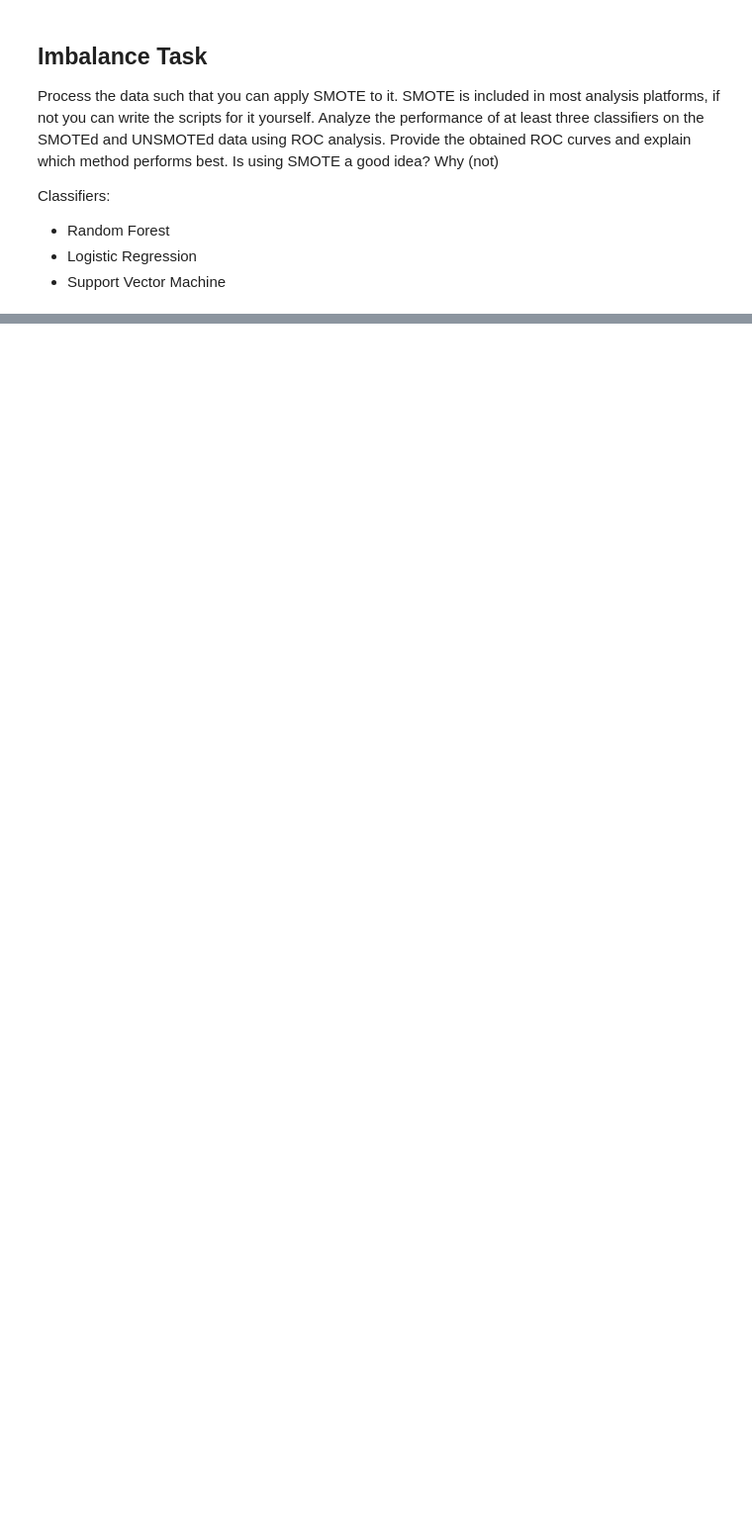
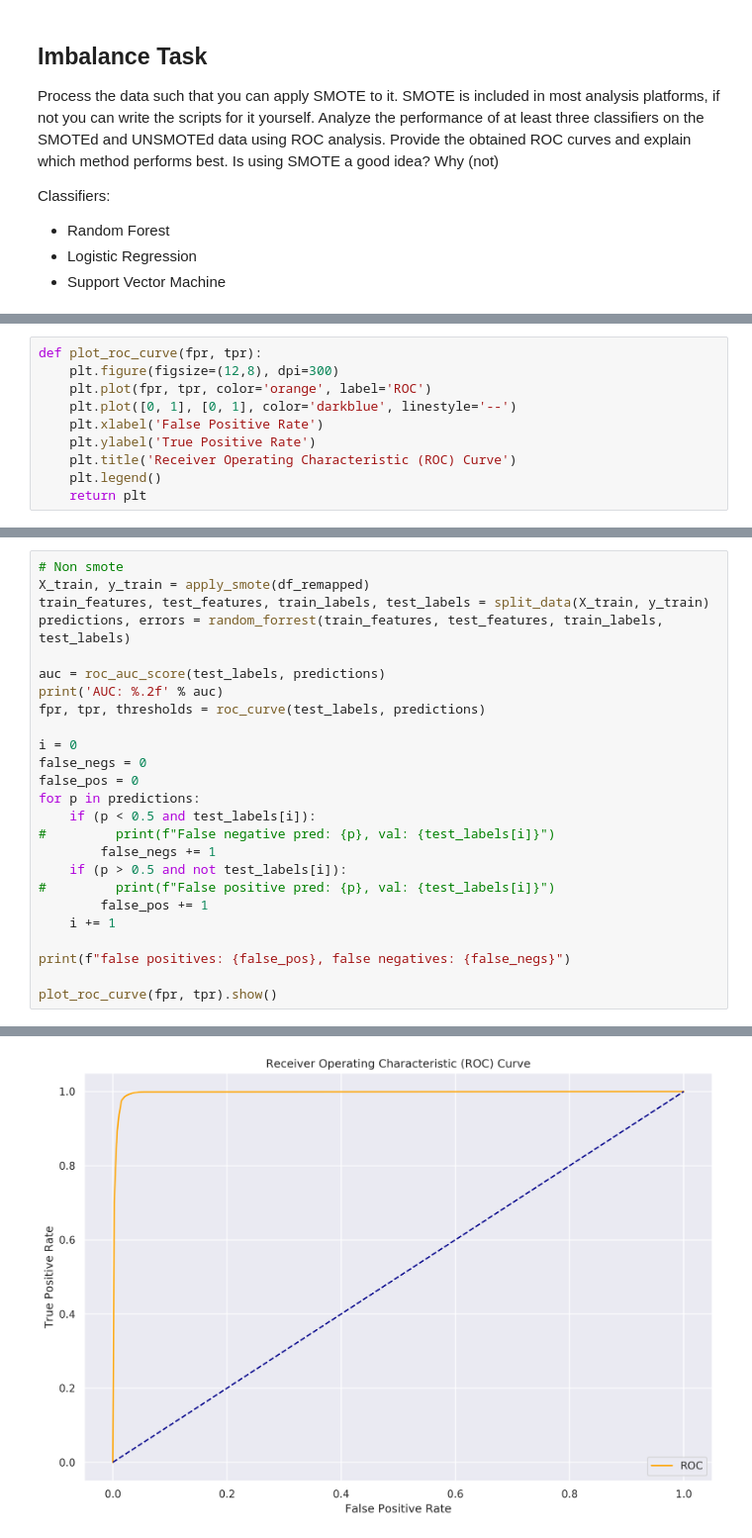
Before and after one commit to mennobo/CS4035_CDA_3, a Jupyter notebook: Assignment1/Untitled.ipynb, the cells around one changed output, grey strips where cells are left out. Shown: that part at 99% size. Drawn from its saved outputs; the diff is of its cells as text; blank space fills up the shorter version.

Commit message:
add SMOTE, RF ROC curve

```diff
--- a/Assignment1/Untitled.ipynb
+++ b/Assignment1/Untitled.ipynb
@@ -423,0 +488,10 @@ ModuleNotFoundError: No module named 'utilities'
+# %%
+def plot_roc_curve(fpr, tpr):
+    plt.figure(figsize=(12,8), dpi=300)
+    plt.plot(fpr, tpr, color='orange', label='ROC')
+    plt.plot([0, 1], [0, 1], color='darkblue', linestyle='--')
+    plt.xlabel('False Positive Rate')
+    plt.ylabel('True Positive Rate')
+    plt.title('Receiver Operating Characteristic (ROC) Curve')
+    plt.legend()
+    return plt
@@ -423,0 +532,26 @@ ModuleNotFoundError: No module named 'utilities'
+# %%
+# Non smote
+X_train, y_train = apply_smote(df_remapped)
+train_features, test_features, train_labels, test_labels = split_data(X_train, y_train)
+predictions, errors = random_forrest(train_features, test_features, train_labels, test_labels)
+
+auc = roc_auc_score(test_labels, predictions)
+print('AUC: %.2f' % auc)
+fpr, tpr, thresholds = roc_curve(test_labels, predictions)
+
+i = 0
+false_negs = 0
+false_pos = 0
+for p in predictions:
+    if (p < 0.5 and test_labels[i]):
+#         print(f"False negative pred: {p}, val: {test_labels[i]}")
+        false_negs += 1
+    if (p > 0.5 and not test_labels[i]):
+#         print(f"False positive pred: {p}, val: {test_labels[i]}")
+        false_pos += 1
+    i += 1
+
+print(f"false positives: {false_pos}, false negatives: {false_negs}")
+
+plot_roc_curve(fpr, tpr).show()
+# %% [output]
@@ -423,0 +564 @@ ModuleNotFoundError: No module named 'utilities'
+[figure, added]
```
Also changed, not shown: parts of 24 cells of this notebook.
